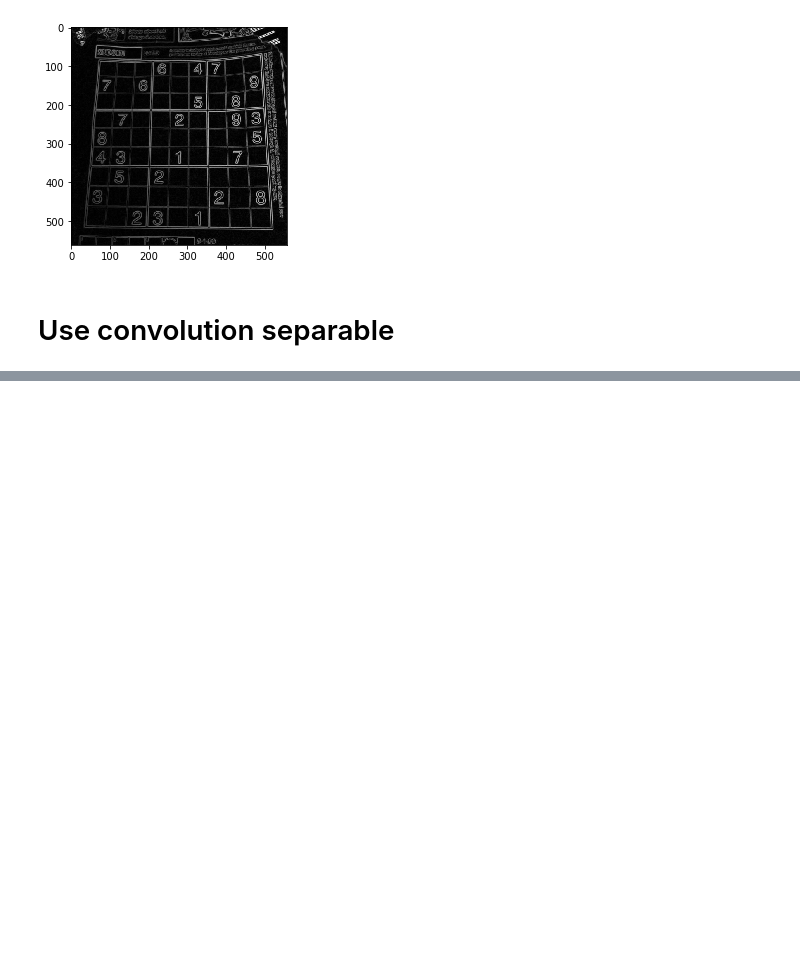
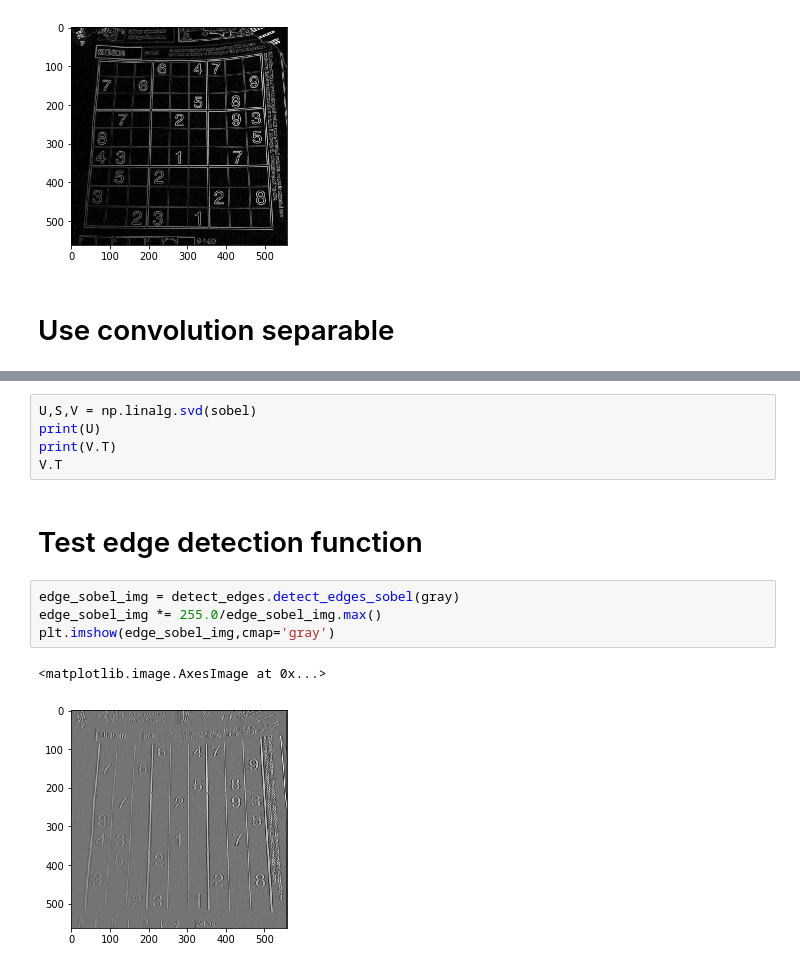
Before and after one commit to GuidoBallabio/embeddedPython, a Jupyter notebook: edge_detection.ipynb, the cells around one changed output, grey strips where cells are left out. Cells and saved outputs as stored; diff of their text form; blank space fills up the shorter version.

```diff
--- a/edge_detection.ipynb
+++ b/edge_detection.ipynb
@@ -82,0 +80,14 @@ Wall time: 3.78 s
+# %%
+U,S,V = np.linalg.svd(sobel)
+print(U)
+print(V.T)
+V.T
+# %% [markdown]
+# Test edge detection function
+# %%
+edge_sobel_img = detect_edges.detect_edges_sobel(gray)
+edge_sobel_img *= 255.0/edge_sobel_img.max()
+plt.imshow(edge_sobel_img,cmap='gray')
+# %% [output]
+<matplotlib.image.AxesImage at 0x...>
+[figure, added]
```
Also changed, not shown: parts of 5 cells of this notebook, 11 other files.
